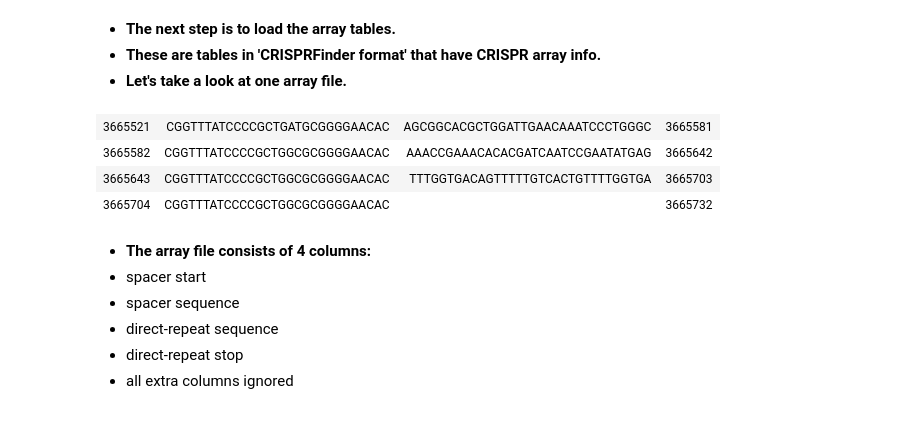
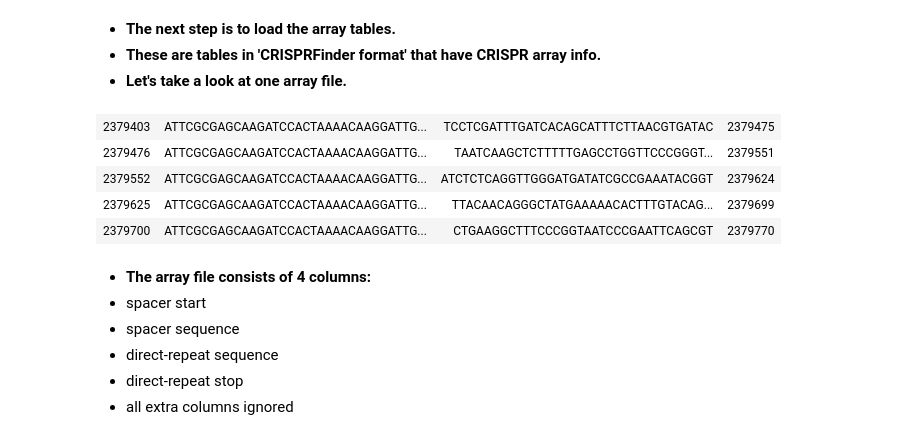
Before and after one commit to nick-youngblut/CLdb, a Jupyter notebook: examples/Methanosarcina/ipynb/Setup.ipynb, the cells around one changed output. Cells and saved outputs as stored; diff of their text form; code cells hidden in the pictures.

```diff
--- a/examples/Methanosarcina/ipynb/Setup.ipynb
+++ b/examples/Methanosarcina/ipynb/Setup.ipynb
@@ -199,31 +204,32 @@ BEGIN failed--compilation aborted at /home/nyoungb2/perl/projects/CLdb/bin/loadL
 * __Let's take a look at one array file.__
 # %%
 # The array file is a list of array files (info gathered from CRISPRFinder)
-arrayFile = 'array/Ecoli_0157_H7_a1.txt'
+arrayFile = 'array/Methanosarcina_acetivorans_C2A_1.array'
 
 # loading array file
 tbl = []
 with open(CLdbDir + arrayFile, 'rb') as f:
     reader = csv.reader(f, delimiter='\t')
     for row in reader:
         # making sure all rows have 4 columns
         for i in range(0, 3):
             try:
                 row[i]
             except IndexError:
                 row[i] = ''
         # loading row into table
         tbl.append(row[0:4])
 
 
 # displaying as a table
-make_table(tbl)
+make_table(tbl[1:6])
 apply_theme('basic')
 # %% [output]
-| 3665521 | CGGTTTATCCCCGCTGATGCGGGGAACAC | AGCGGCACGCTGGATTGAACAAATCCCTGGGC | 3665581 |
-| 3665582 | CGGTTTATCCCCGCTGGCGCGGGGAACAC | AAACCGAAACACACGATCAATCCGAATATGAG | 3665642 |
-| 3665643 | CGGTTTATCCCCGCTGGCGCGGGGAACAC | TTTGGTGACAGTTTTTGTCACTGTTTTGGTGA | 3665703 |
-| 3665704 | CGGTTTATCCCCGCTGGCGCGGGGAACAC |  | 3665732 |
+| 2379403 | ATTCGCGAGCAAGATCCACTAAAACAAGGATTG... | TCCTCGATTTGATCACAGCATTTCTTAACGTGATAC | 2379475 |
+| 2379476 | ATTCGCGAGCAAGATCCACTAAAACAAGGATTG... | TAATCAAGCTCTTTTTGAGCCTGGTTCCCGGGT... | 2379551 |
+| 2379552 | ATTCGCGAGCAAGATCCACTAAAACAAGGATTG... | ATCTCTCAGGTTGGGATGATATCGCCGAAATACGGT | 2379624 |
+| 2379625 | ATTCGCGAGCAAGATCCACTAAAACAAGGATTG... | TTACAACAGGGCTATGAAAAACACTTTGTACAG... | 2379699 |
+| 2379700 | ATTCGCGAGCAAGATCCACTAAAACAAGGATTG... | CTGAAGGCTTTCCCGGTAATCCCGAATTCAGCGT | 2379770 |
 # %% [markdown]
 * __The array file consists of 4 columns:__
  * spacer start
```
Also changed, not shown: parts of 8 cells of this notebook, 4 other files.
